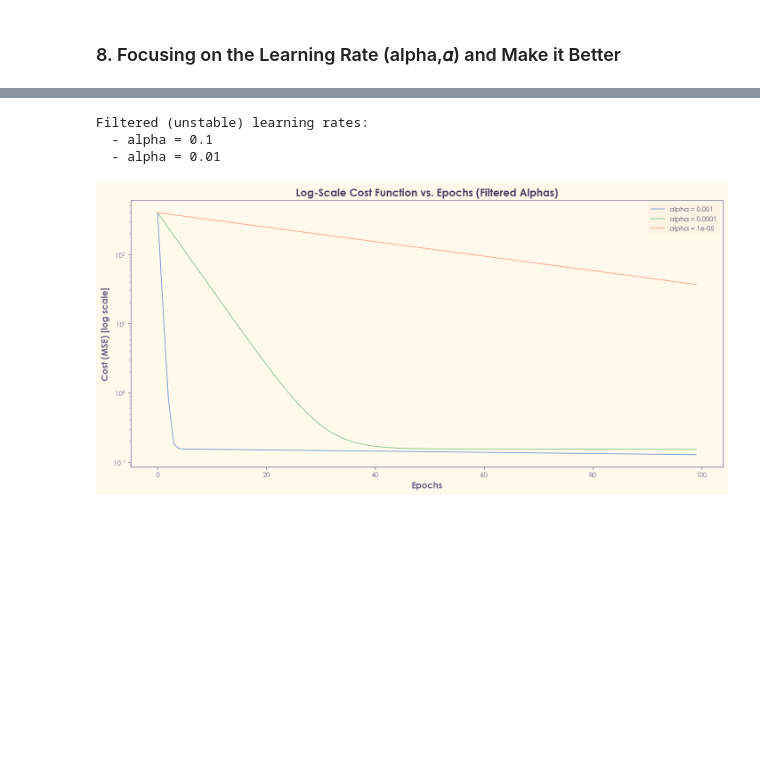
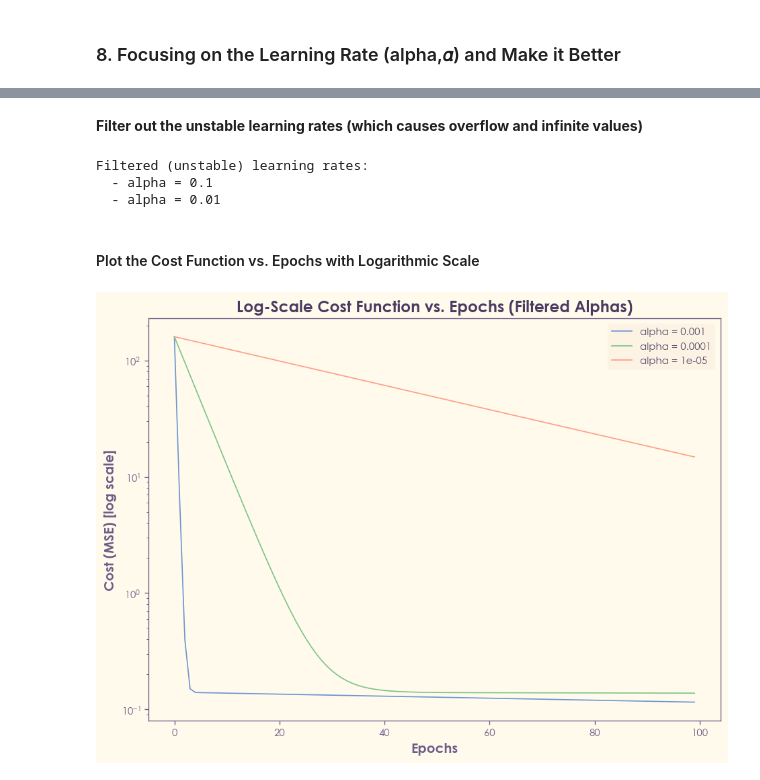
Before and after one commit to Mubashir42884/Machine-Learning-Odyssey-Bias-to-Brilliance, a Jupyter notebook: Fundamental ML/Linear Regression/02_Gradient_Descent.ipynb, the cells around one changed output, grey strips where cells are left out. Cells and saved outputs as stored; diff of their text form; code cells hidden in the pictures; blank space fills up the shorter version.

```diff
--- a/Fundamental ML/Linear Regression/02_Gradient_Descent.ipynb
+++ b/Fundamental ML/Linear Regression/02_Gradient_Descent.ipynb
@@ -348,3 +334,5 @@ df_final_params
+# %% [markdown]
+**Filter out the unstable learning rates (which causes overflow and infinite values)**
 # %%
 print("Filtered (unstable) learning rates:")
 for alpha in alpha_values:
@@ -354,25 +342,27 @@ for alpha in alpha_values:
 Filtered (unstable) learning rates:
   - alpha = 0.1
   - alpha = 0.01
+# %% [markdown]
+#### Plot the Cost Function vs. Epochs with Logarithmic Scale
 # %%
-plt.figure(figsize=(12, 6))
+plt.figure(figsize=(8, 6))
 
 for alpha in alpha_values:
     # Filter if cost exploded or became NaN/inf at any point
     if df_costs[alpha].isnull().any() or (df_costs[alpha] > 1e6).any():
         continue
     plt.plot(df_costs.index, df_costs[alpha], label=f"alpha = {alpha}")
 
 plt.yscale('log')
 plt.title("Log-Scale Cost Function vs. Epochs (Filtered Alphas)", fontsize=14, weight='bold')
 plt.xlabel("Epochs", fontsize=12)
 plt.ylabel("Cost (MSE) [log scale]", fontsize=12)
 plt.legend(prop={'size': 9}, loc='upper right')
 plt.grid(False)
 plt.tight_layout()
 plt.show()
 # %% [output]
-[figure, old version]
+[figure, new version]
 # %%
 # Sort by final cost to see which alpha performed best
 df_final_params = df_final_params.sort_values(by="final_cost").reset_index(drop=True)
```
Also changed, not shown: parts of 26 cells of this notebook.
